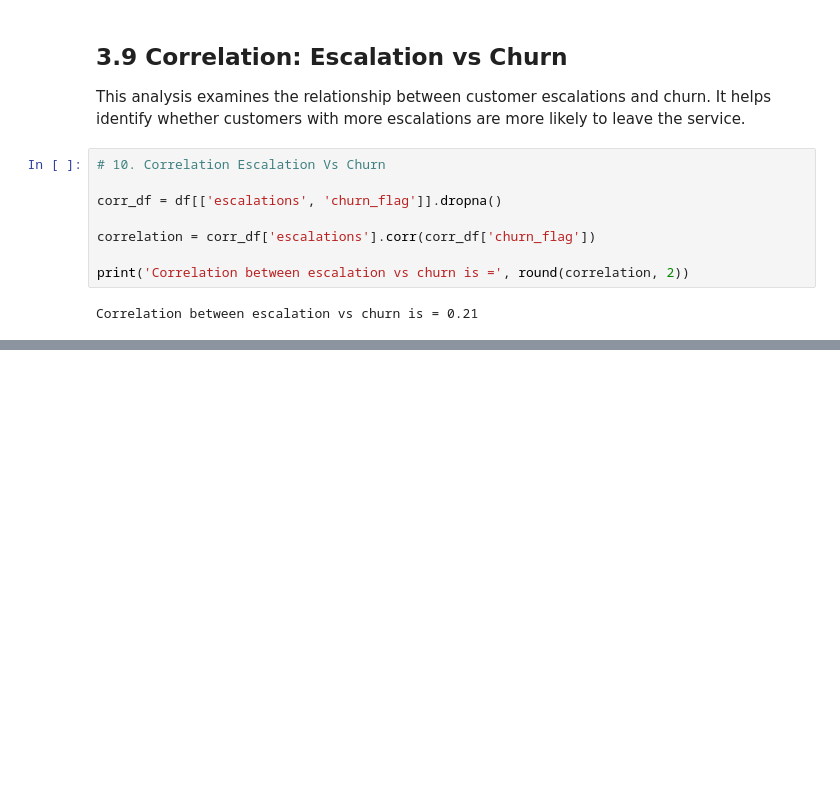
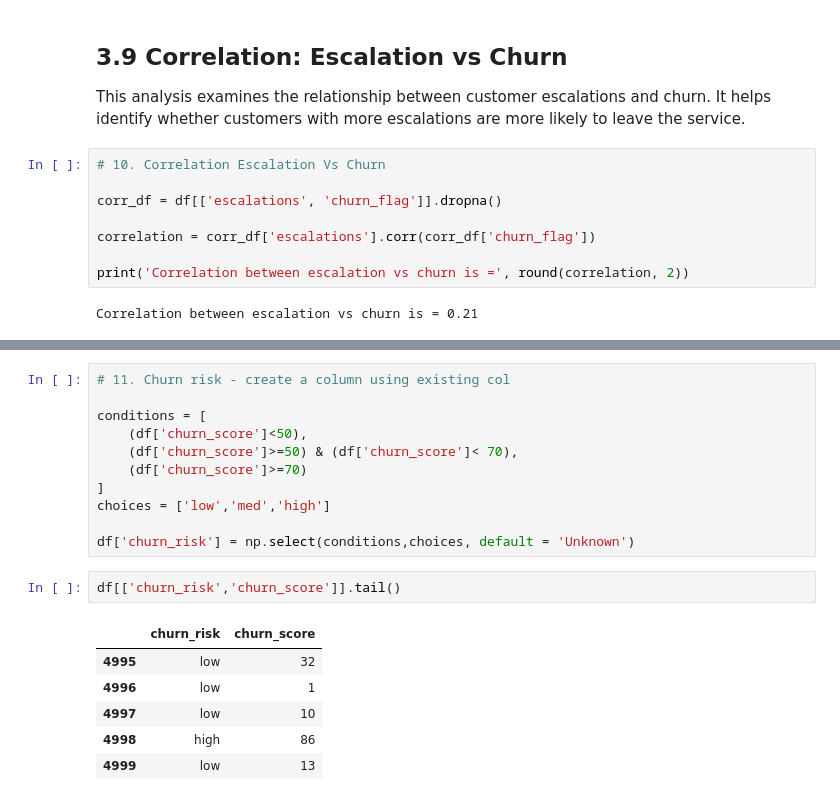
Before and after one commit to mazharakhtar05/Customer_Churn_Analysis, a Jupyter notebook: Customer_Churn_Analysis.ipynb, the cells around one changed output, grey strips where cells are left out. Cells and saved outputs as stored; diff of their text form; blank space fills up the shorter version.

Commit message:
feat: develop churn risk classification and trend analysis

```diff
--- a/Customer_Churn_Analysis.ipynb
+++ b/Customer_Churn_Analysis.ipynb
@@ -796,0 +801,20 @@ Correlation between escalation vs churn is = 0.21
+# %%
+# 11. Churn risk - create a column using existing col
+
+conditions = [
+    (df['churn_score']<50),
+    (df['churn_score']>=50) & (df['churn_score']< 70),
+    (df['churn_score']>=70)
+]
+choices = ['low','med','high']
+
+df['churn_risk'] = np.select(conditions,choices, default = 'Unknown')
+# %%
+df[['churn_risk','churn_score']].tail()
+# %% [output]
+|  | churn_risk | churn_score |
+| 4995 | low | 32 |
+| 4996 | low | 1 |
+| 4997 | low | 10 |
+| 4998 | high | 86 |
+| 4999 | low | 13 |
```
Also changed, not shown: parts of 3 cells of this notebook.
